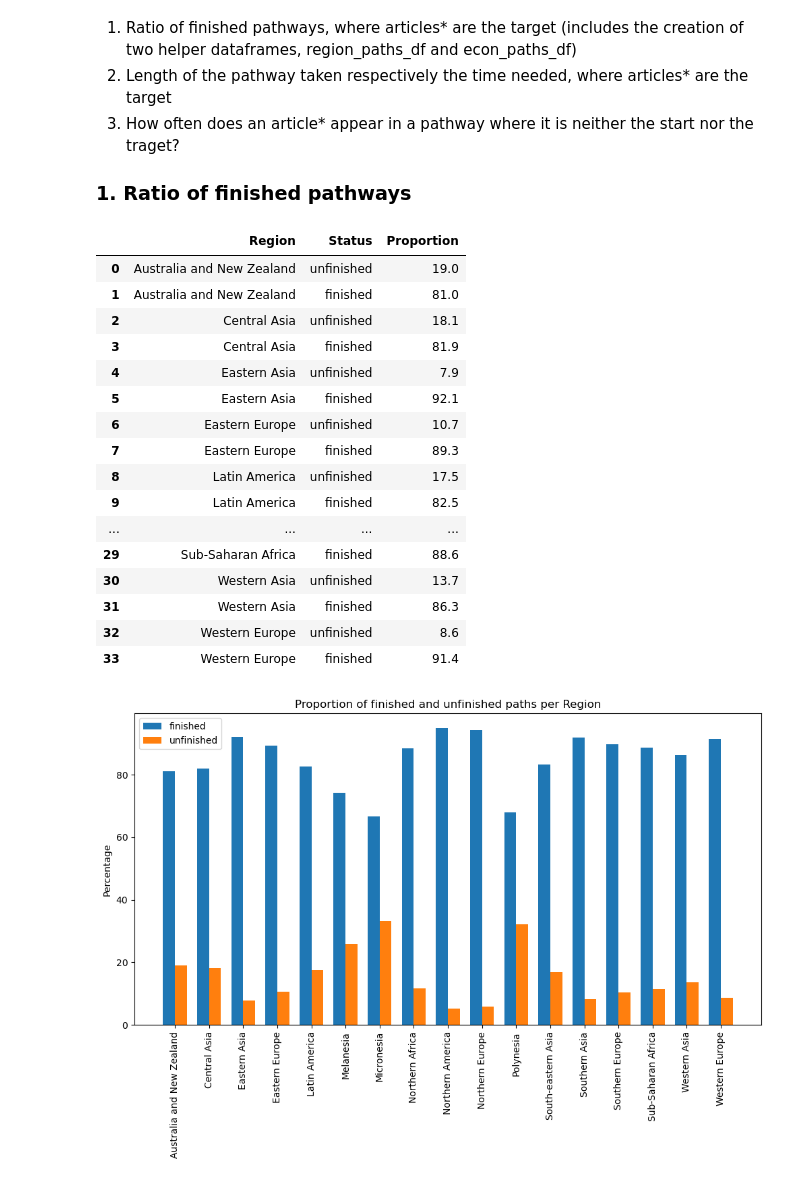
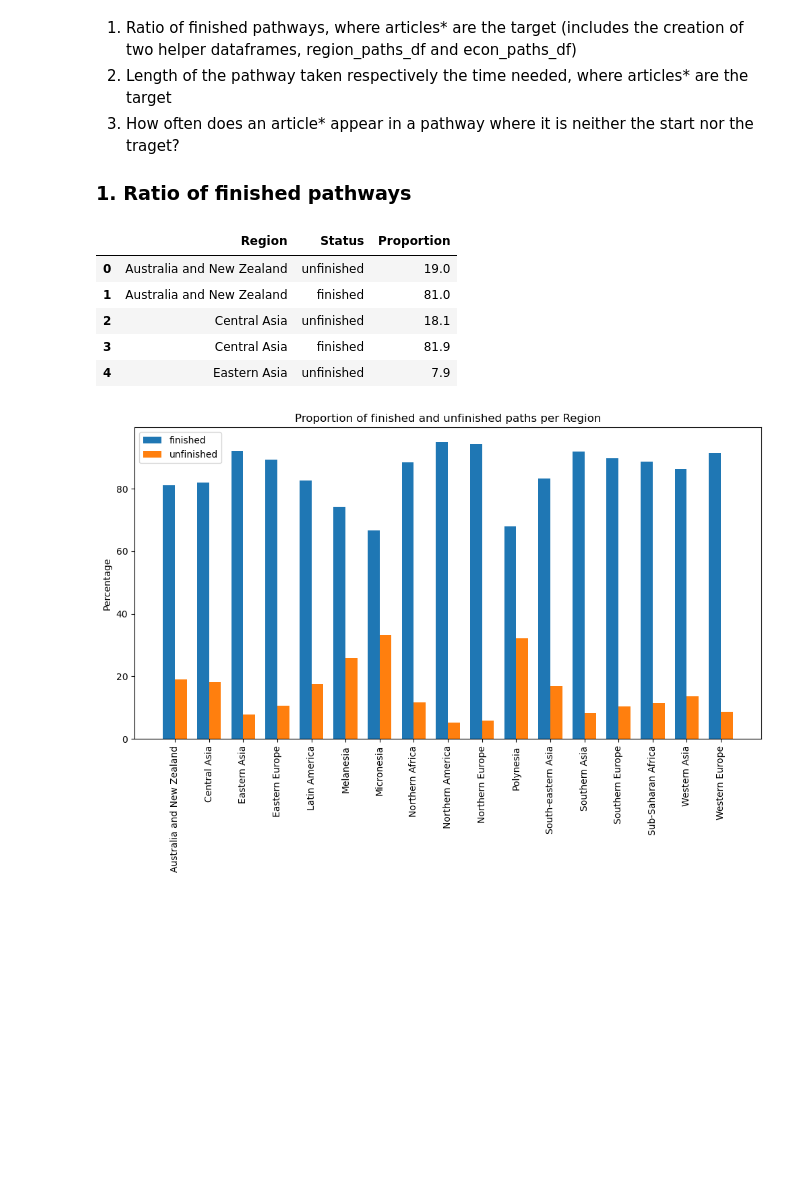
Before and after one commit to epfl-ada/ada-2023-project-jellyfish401, a Jupyter notebook: p2.ipynb, the cells around one changed output. Cells and saved outputs as stored; diff of their text form; code cells hidden in the pictures; blank space fills up the shorter version.

```diff
--- a/p2.ipynb
+++ b/p2.ipynb
@@ -759,39 +759,27 @@ Descriptive statistics and naive statistical analysis about the behaviour of the
 # %%
 region_completed_count = country_path_overview[['Region','completed','target']].groupby(['Region','completed']).count()
 region_count = country_path_overview[['Region','target']].groupby(['Region']).count()
 
 region_paths_df = pd.DataFrame(columns = ['Region', 'Status', 'Proportion'])
 index = 0
 for region, completion in region_completed_count.index:
     proportion = region_completed_count.loc[(region, completion)] / region_count.loc[region]
     if completion:
         status = 'finished'
     else:
          status = 'unfinished'
-    # print(f"Proportion of {status} paths with {region} as target: {round(proportion.values[0]*100,4)}%")
     new_row = {'Region': region, 'Status': status, 'Proportion': round(proportion.values[0]*100,1)}
     region_paths_df.loc[index] = new_row
     index += 1
 
-region_paths_df
+region_paths_df.head()
 # %% [output]
 |  | Region | Status | Proportion |
 | 0 | Australia and New Zealand | unfinished | 19.0 |
 | 1 | Australia and New Zealand | finished | 81.0 |
 | 2 | Central Asia | unfinished | 18.1 |
 | 3 | Central Asia | finished | 81.9 |
 | 4 | Eastern Asia | unfinished | 7.9 |
-| 5 | Eastern Asia | finished | 92.1 |
-| 6 | Eastern Europe | unfinished | 10.7 |
-| 7 | Eastern Europe | finished | 89.3 |
-| 8 | Latin America | unfinished | 17.5 |
-| 9 | Latin America | finished | 82.5 |
-| ... | ... | ... | ... |
-| 29 | Sub-Saharan Africa | finished | 88.6 |
-| 30 | Western Asia | unfinished | 13.7 |
-| 31 | Western Asia | finished | 86.3 |
-| 32 | Western Europe | unfinished | 8.6 |
-| 33 | Western Europe | finished | 91.4 |
 # %%
 labels = region_paths_df['Region'].unique()
 finished_means = region_paths_df[region_paths_df['Status'] == 'finished']['Proportion']
```
Also changed, not shown: parts of 9 cells of this notebook.
